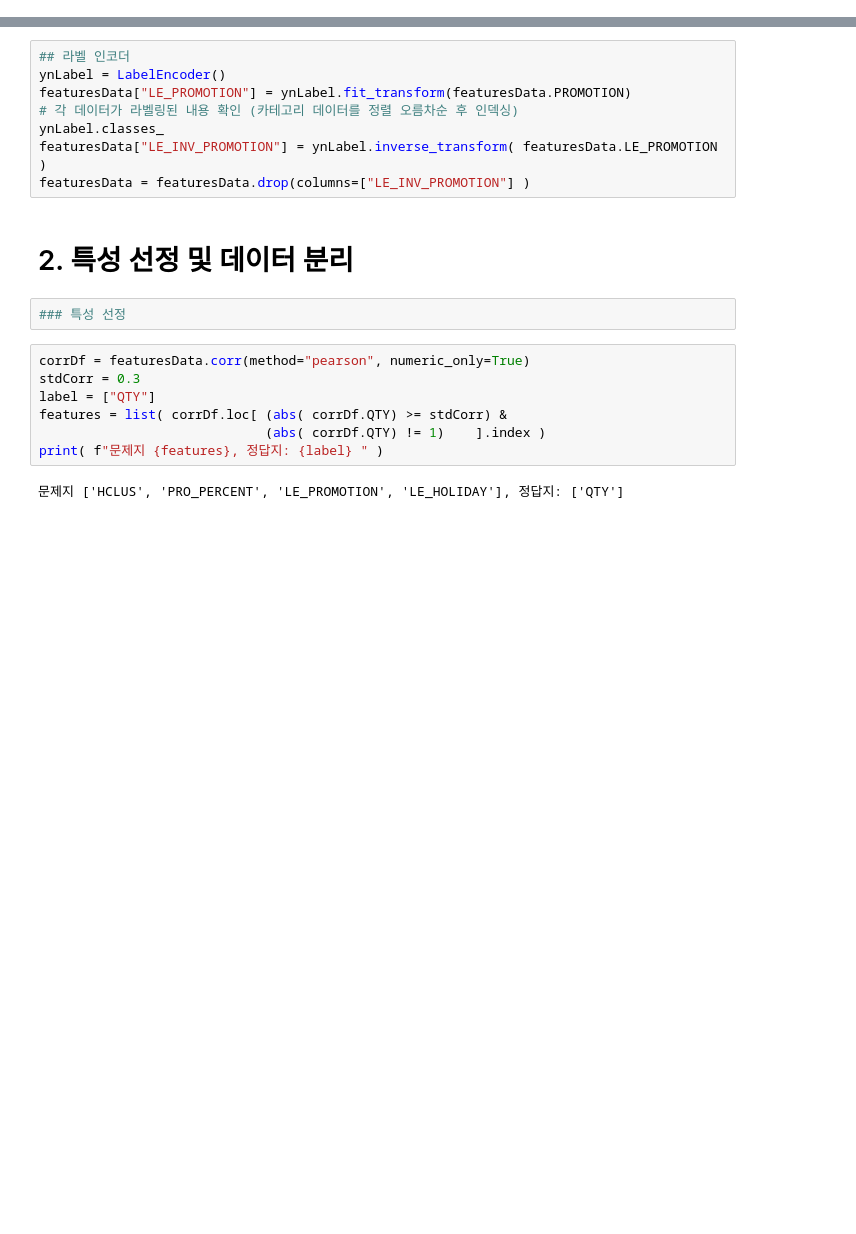
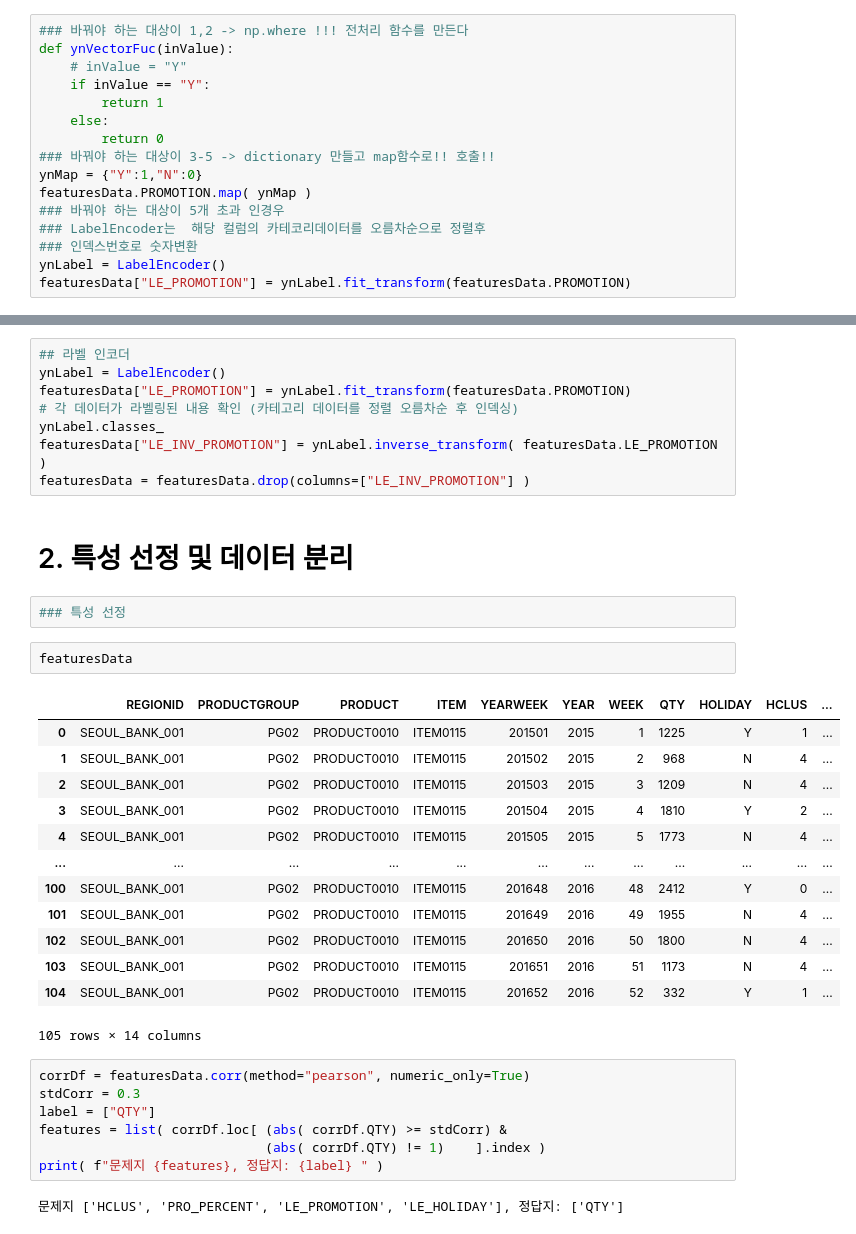
Before and after one commit to hyokwan/data_analysis_all, a Jupyter notebook: 06. 머신러닝/02. 머신러닝_회귀분석_학습모델.ipynb, the cells around one changed output, grey strips where cells are left out. Cells and saved outputs as stored; diff of their text form; blank space fills up the shorter version.

```diff
--- a/06. 머신러닝/02. 머신러닝_회귀분석_학습모델.ipynb
+++ b/06. 머신러닝/02. 머신러닝_회귀분석_학습모델.ipynb
@@ -28,0 +35,16 @@ featuresData.head(2)
+# %%
+### 바꿔야 하는 대상이 1,2 -> np.where !!! 전처리 함수를 만든다
+def ynVectorFuc(inValue):
+    # inValue = "Y"
+    if inValue == "Y":
+        return 1
+    else:
+        return 0
+### 바꿔야 하는 대상이 3-5 -> dictionary 만들고 map함수로!! 호출!!
+ynMap = {"Y":1,"N":0}
+featuresData.PROMOTION.map( ynMap )
+### 바꿔야 하는 대상이 5개 초과 인경우
+### LabelEncoder는  해당 컬럼의 카테코리데이터를 오름차순으로 정렬후
+### 인덱스번호로 숫자변환
+ynLabel = LabelEncoder()
+featuresData["LE_PROMOTION"] = ynLabel.fit_transform(featuresData.PROMOTION)
@@ -51,6 +85,22 @@ featuresData = featuresData.drop(columns=["LE_INV_PROMOTION"] )
 # 2. 특성 선정 및 데이터 분리
 # %%
 ### 특성 선정
+# %%
+featuresData
+# %% [output]
+|  | REGIONID | PRODUCTGROUP | PRODUCT | ITEM | YEARWEEK | YEAR | WEEK | QTY | HOLIDAY | HCLUS | ... |
+| 0 | SEOUL_BANK_001 | PG02 | PRODUCT0010 | ITEM0115 | 201501 | 2015 | 1 | 1225 | Y | 1 | ... |
+| 1 | SEOUL_BANK_001 | PG02 | PRODUCT0010 | ITEM0115 | 201502 | 2015 | 2 | 968 | N | 4 | ... |
+| 2 | SEOUL_BANK_001 | PG02 | PRODUCT0010 | ITEM0115 | 201503 | 2015 | 3 | 1209 | N | 4 | ... |
+| 3 | SEOUL_BANK_001 | PG02 | PRODUCT0010 | ITEM0115 | 201504 | 2015 | 4 | 1810 | Y | 2 | ... |
+| 4 | SEOUL_BANK_001 | PG02 | PRODUCT0010 | ITEM0115 | 201505 | 2015 | 5 | 1773 | N | 4 | ... |
+| ... | ... | ... | ... | ... | ... | ... | ... | ... | ... | ... | ... |
+| 100 | SEOUL_BANK_001 | PG02 | PRODUCT0010 | ITEM0115 | 201648 | 2016 | 48 | 2412 | Y | 0 | ... |
+| 101 | SEOUL_BANK_001 | PG02 | PRODUCT0010 | ITEM0115 | 201649 | 2016 | 49 | 1955 | N | 4 | ... |
+| 102 | SEOUL_BANK_001 | PG02 | PRODUCT0010 | ITEM0115 | 201650 | 2016 | 50 | 1800 | N | 4 | ... |
+| 103 | SEOUL_BANK_001 | PG02 | PRODUCT0010 | ITEM0115 | 201651 | 2016 | 51 | 1173 | N | 4 | ... |
+| 104 | SEOUL_BANK_001 | PG02 | PRODUCT0010 | ITEM0115 | 201652 | 2016 | 52 | 332 | Y | 1 | ... |
+105 rows × 14 columns
 # %%
 corrDf = featuresData.corr(method="pearson", numeric_only=True)
 stdCorr = 0.3
```
Also changed, not shown: parts of 4 cells of this notebook, 2 other files.
